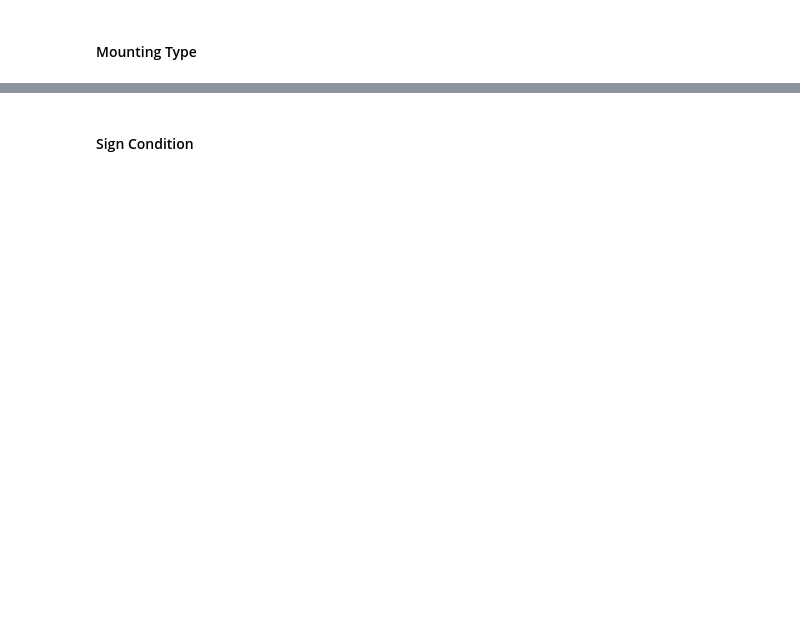
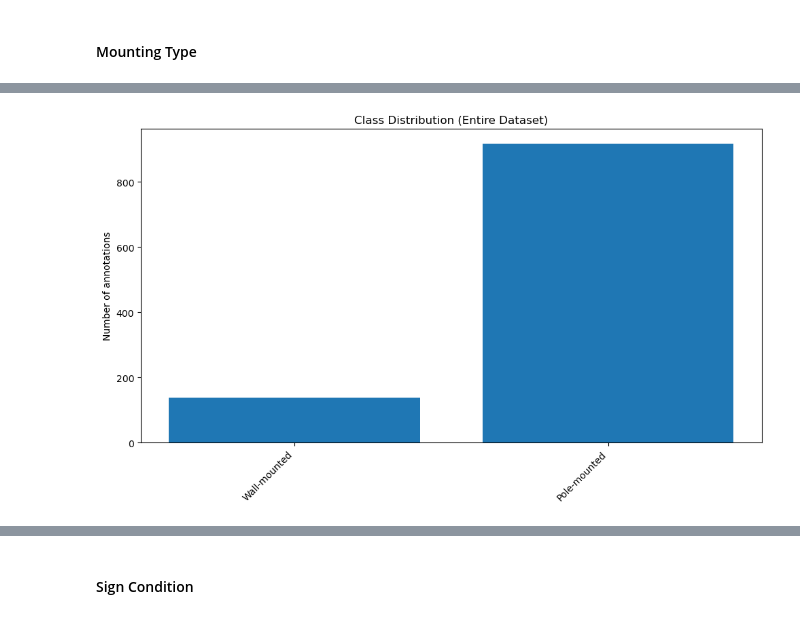
Before and after one commit to spiteriamy/ari3129-cv-group-project, a Jupyter notebook: 2c_results_comparison.ipynb, the cells around one changed output, grey strips where cells are left out. Drawn from its saved outputs; the diff is of its cells as text; code cells hidden in the pictures; blank space fills up the shorter version.

```diff
--- a/2c_results_comparison.ipynb
+++ b/2c_results_comparison.ipynb
@@ -276,0 +294,4 @@ Wall-mounted                  : 137      (13.00%)
+# %%
+plot_bar(total_dist)
+# %% [output]
+[figure, added]
```
Also changed, not shown: parts of 19 cells of this notebook.
